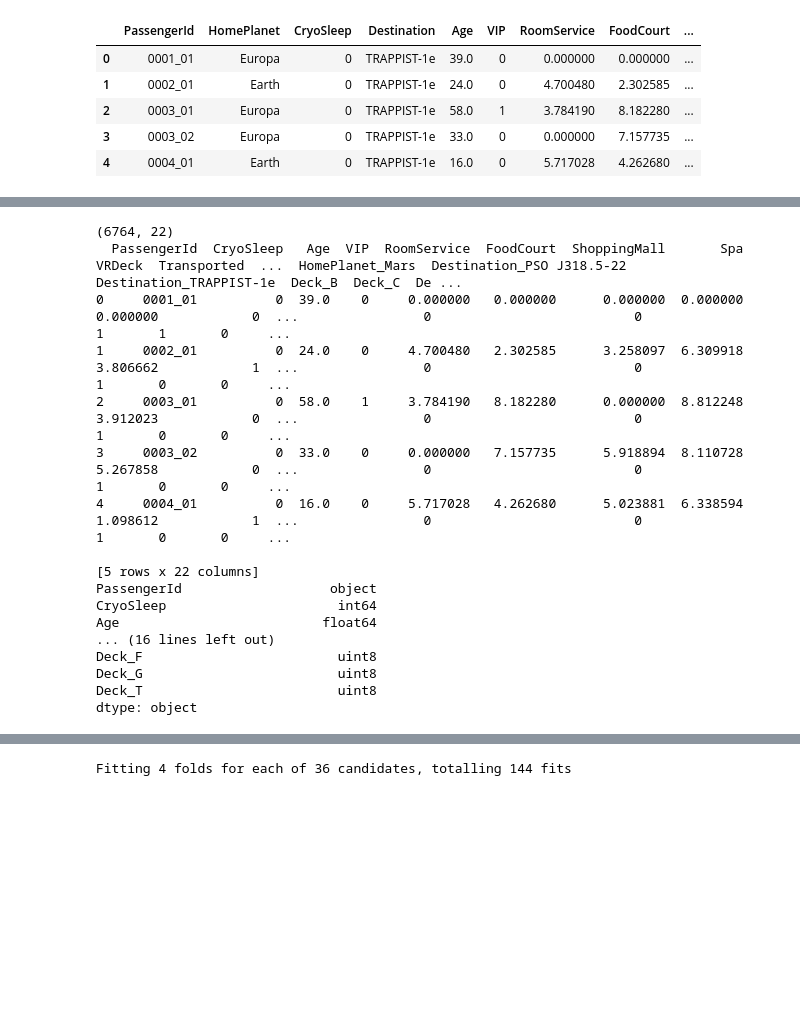
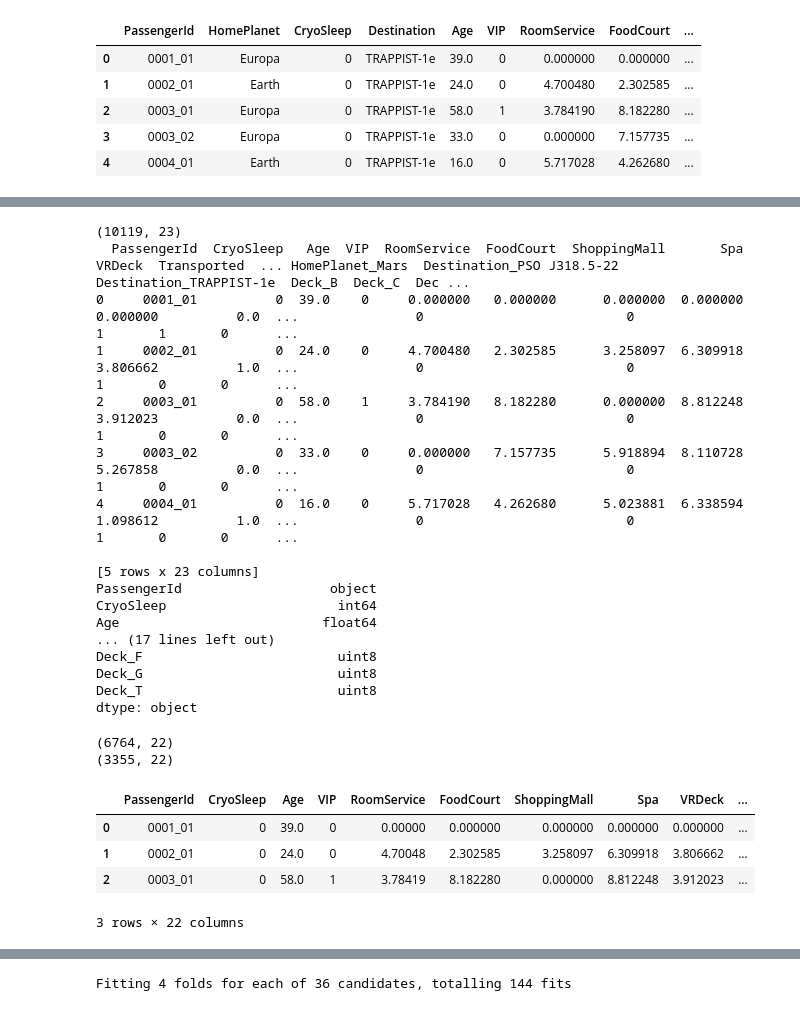
Before and after one commit to MykolaPinchuk/Kaggle, a Jupyter notebook: Projects/KProject-spacetitanic.ipynb, the cells around one changed output, grey strips where cells are left out. Cells and saved outputs as stored; diff of their text form; code cells hidden in the pictures; blank space fills up the shorter version.

```diff
--- a/Projects/KProject-spacetitanic.ipynb
+++ b/Projects/KProject-spacetitanic.ipynb
@@ -148,7 +180,7 @@ dtype: object
 #%% 3.Deal with missing values ###
 
 df.info()
-df.dropna(inplace=True)
+df.dropna(inplace=True, subset=df.columns.drop(['Transported']))
 df.shape
 # %% [output]
 <class 'pandas.core.frame.DataFrame'>
@@ -180,7 +212,7 @@ df['VRDeck'] = np.log1p(df.VRDeck)
 # %%
 df['CryoSleep'] = df['CryoSleep'].astype(int)
 df['VIP'] = df['VIP'].astype(int)
-df['Transported'] = df['Transported'].astype(int)
+df.loc[~(df.Transported.isnull()),'Transported'] = df.loc[~(df.Transported.isnull()),'Transported'].astype(int)
 df.head()
 # %% [output]
 |  | PassengerId | HomePlanet | CryoSleep | Destination | Age | VIP | RoomService | FoodCourt | ... |
@@ -232,30 +265,31 @@ Numeric variables are  ['RoomService', 'FoodCourt', 'ShoppingMall', 'VRDeck', 'A
 # %%
 # ohc for binary variables #
 lb = LabelBinarizer()
-binary_variables.remove('Transported')
+binary_variables.remove('sample')
 for column in binary_variables:
     df[column] = lb.fit_transform(df[column])
 
 # ohc for categorical variables #
+categorical_variables.remove('Transported')
 df = pd.get_dummies(df, columns = categorical_variables, drop_first=True)
 
 print(df.shape)
 print(df.head())
 print(df.dtypes)
 # %% [output]
-(6764, 22)
-  PassengerId  CryoSleep   Age  VIP  RoomService  FoodCourt  ShoppingMall       Spa    VRDeck  Transported  ...  HomePlanet_Mars  Destination_PSO J318.5-22  Destination_TRAPPIST-1e  Deck_B  Deck_C  De ...
-0     0001_01          0  39.0    0     0.000000   0.000000      0.000000  0.000000  0.000000            0  ...                0                          0                        1       1       0     ...
-1     0002_01          0  24.0    0     4.700480   2.302585      3.258097  6.309918  3.806662            1  ...                0                          0                        1       0       0     ...
-2     0003_01          0  58.0    1     3.784190   8.182280      0.000000  8.812248  3.912023            0  ...                0                          0                        1       0       0     ...
-3     0003_02          0  33.0    0     0.000000   7.157735      5.918894  8.110728  5.267858            0  ...                0                          0                        1       0       0     ...
-4     0004_01          0  16.0    0     5.717028   4.262680      5.023881  6.338594  1.098612            1  ...                0                          0                        1       0       0     ...
+(10119, 23)
+  PassengerId  CryoSleep   Age  VIP  RoomService  FoodCourt  ShoppingMall       Spa    VRDeck  Transported  ... HomePlanet_Mars  Destination_PSO J318.5-22  Destination_TRAPPIST-1e  Deck_B  Deck_C  Dec ...
+0     0001_01          0  39.0    0     0.000000   0.000000      0.000000  0.000000  0.000000          0.0  ...               0                          0                        1       1       0      ...
+1     0002_01          0  24.0    0     4.700480   2.302585      3.258097  6.309918  3.806662          1.0  ...               0                          0                        1       0       0      ...
+2     0003_01          0  58.0    1     3.784190   8.182280      0.000000  8.812248  3.912023          0.0  ...               0                          0                        1       0       0      ...
+3     0003_02          0  33.0    0     0.000000   7.157735      5.918894  8.110728  5.267858          0.0  ...               0                          0                        1       0       0      ...
+4     0004_01          0  16.0    0     5.717028   4.262680      5.023881  6.338594  1.098612          1.0  ...               0                          0                        1       0       0      ...
 
-[5 rows x 22 columns]
+[5 rows x 23 columns]
 PassengerId                   object
 CryoSleep                      int64
 Age                          float64
-... (16 lines left out)
+... (17 lines left out)
 Deck_F                         uint8
 Deck_G                         uint8
 Deck_T                         uint8
@@ -273,0 +297,19 @@ X_train, X_test, y_train, y_test = train_test_split(X, y, test_size=0.1, random_
+# %%
+# %% 5.Creating subsamples ###
+
+train = df[df['sample']=='train'].copy()
+train.drop(columns=['sample'], inplace=True)
+test = df[df['sample']=='test'].copy()
+test.drop(columns=['sample'], inplace=True)
+
+print(train.shape)
+print(test.shape)
+train.head(3)
+# %% [output]
+(6764, 22)
+(3355, 22)
+|  | PassengerId | CryoSleep | Age | VIP | RoomService | FoodCourt | ShoppingMall | Spa | VRDeck | ... |
+| 0 | 0001_01 | 0 | 39.0 | 0 | 0.00000 | 0.000000 | 0.000000 | 0.000000 | 0.000000 | ... |
+| 1 | 0002_01 | 0 | 24.0 | 0 | 4.70048 | 2.302585 | 3.258097 | 6.309918 | 3.806662 | ... |
+| 2 | 0003_01 | 0 | 58.0 | 1 | 3.78419 | 8.182280 | 0.000000 | 8.812248 | 3.912023 | ... |
+3 rows × 22 columns
```
Also changed, not shown: parts of 16 cells of this notebook.
